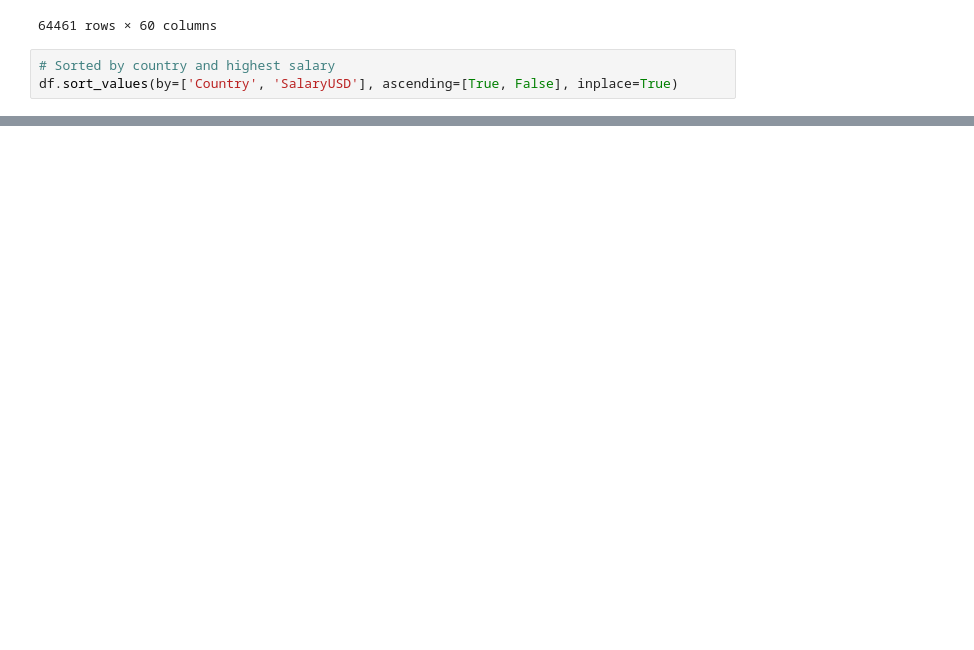
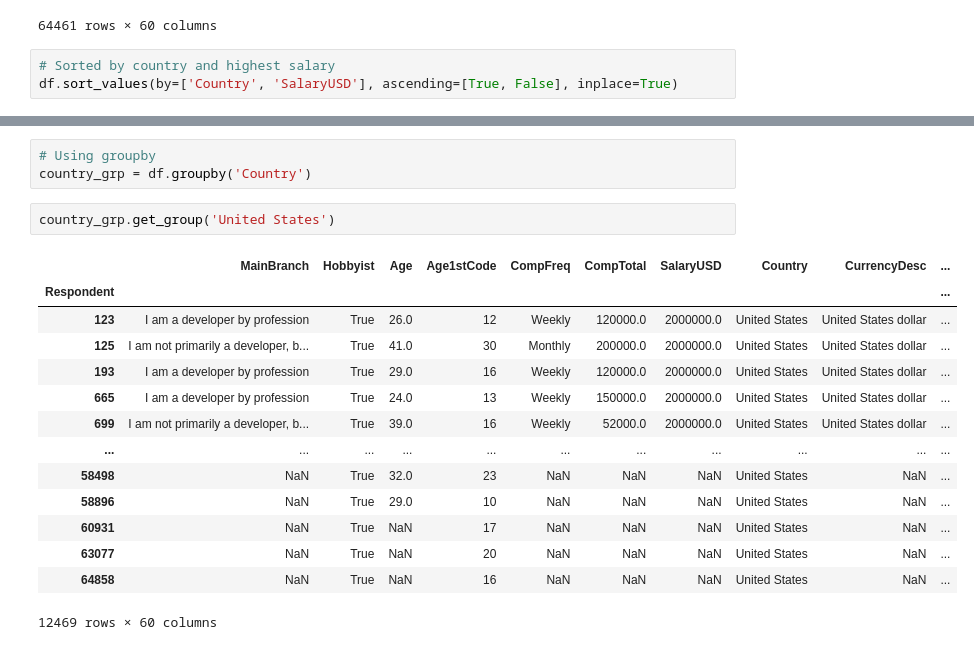
Before and after one commit to brianhuynh2021/pandas_data_analysis, a Jupyter notebook: pandas demo.ipynb, the cells around one changed output, grey strips where cells are left out. Saved outputs shown, nothing was run; the diff lists cells and outputs as text; blank space fills up the shorter version.

```diff
--- a/pandas demo.ipynb
+++ b/pandas demo.ipynb
@@ -368,0 +450,20 @@ df.nsmallest(10, 'SalaryUSD')
+# %%
+# Using groupby
+country_grp = df.groupby('Country')
+# %%
+country_grp.get_group('United States')
+# %% [output]
+|  | MainBranch | Hobbyist | Age | Age1stCode | CompFreq | CompTotal | SalaryUSD | Country | CurrencyDesc | ... |
+| Respondent |  |  |  |  |  |  |  |  |  | ... |
+| 123 | I am a developer by profession | True | 26.0 | 12 | Weekly | 120000.0 | 2000000.0 | United States | United States dollar | ... |
+| 125 | I am not primarily a developer, b... | True | 41.0 | 30 | Monthly | 200000.0 | 2000000.0 | United States | United States dollar | ... |
+| 193 | I am a developer by profession | True | 29.0 | 16 | Weekly | 120000.0 | 2000000.0 | United States | United States dollar | ... |
+| 665 | I am a developer by profession | True | 24.0 | 13 | Weekly | 150000.0 | 2000000.0 | United States | United States dollar | ... |
+| 699 | I am not primarily a developer, b... | True | 39.0 | 16 | Weekly | 52000.0 | 2000000.0 | United States | United States dollar | ... |
+| ... | ... | ... | ... | ... | ... | ... | ... | ... | ... | ... |
+| 58498 | NaN | True | 32.0 | 23 | NaN | NaN | NaN | United States | NaN | ... |
+| 58896 | NaN | True | 29.0 | 10 | NaN | NaN | NaN | United States | NaN | ... |
+| 60931 | NaN | True | NaN | 17 | NaN | NaN | NaN | United States | NaN | ... |
+| 63077 | NaN | True | NaN | 20 | NaN | NaN | NaN | United States | NaN | ... |
+| 64858 | NaN | True | NaN | 16 | NaN | NaN | NaN | United States | NaN | ... |
+12469 rows × 60 columns
```
Also changed, not shown: parts of 22 cells of this notebook, 1 other file.
